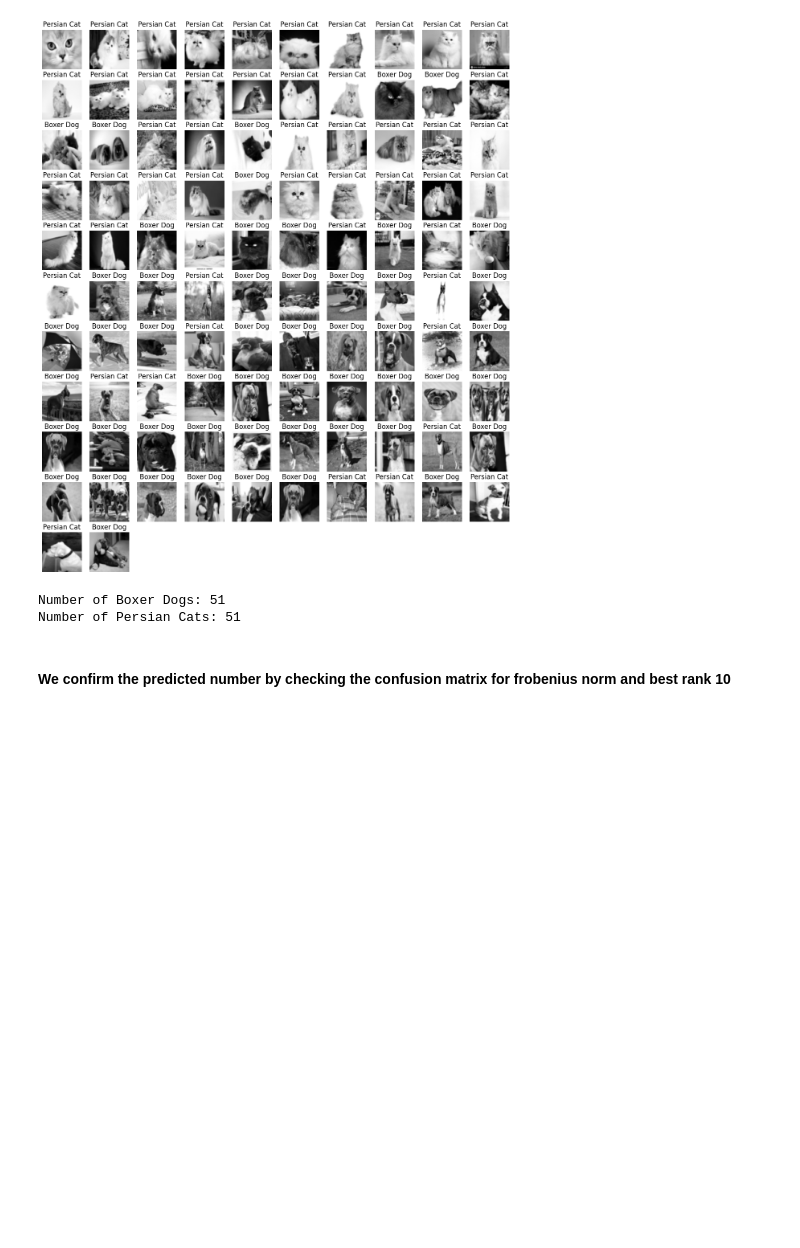
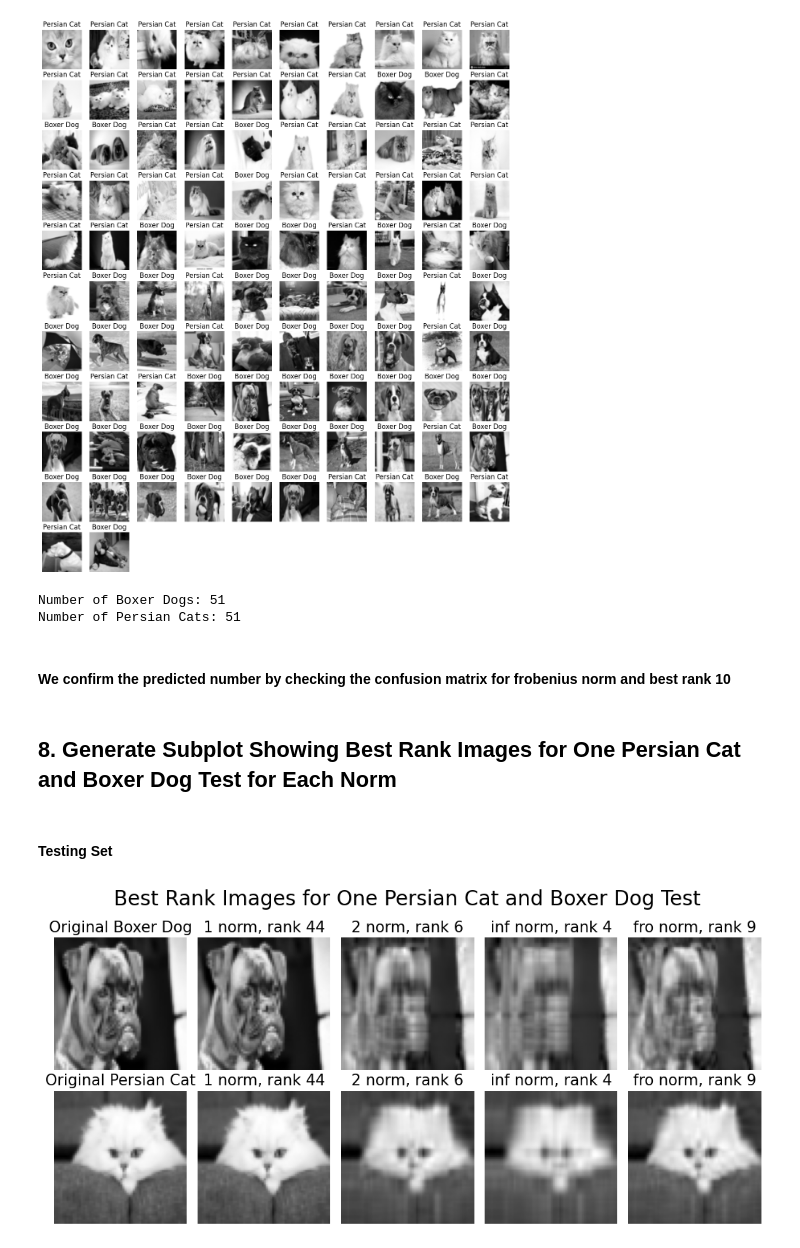
Before and after one commit to Yomna-Abdelmegeed/Image-Classification-Using-SVD-and-Augmentation, a Jupyter notebook: main.ipynb, the cells around one changed output. Saved outputs shown, nothing was run; the diff lists cells and outputs as text; code cells hidden in the pictures; blank space fills up the shorter version.

Commit message:
Add function to display test images with rank approximations and predictions

```diff
--- a/main.ipynb
+++ b/main.ipynb
@@ -648,3 +648,56 @@ Number of Boxer Dogs: 51
 Number of Persian Cats: 51
 # %% [markdown]
 #### We confirm the predicted number by checking the confusion matrix for frobenius norm and best rank 10
+# %% [markdown]
+## 8. Generate Subplot Showing Best Rank Images for One Persian Cat and Boxer Dog Test for Each Norm
+# %%
+test_cat = 'test_cat.jpg'
+test_cat_img = io.imread(test_cat)
+test_cat_img_gray = color.rgb2gray(test_cat_img)
+test_cat_img_resized = resize(test_cat_img_gray, image_size)
+
+persian_cat_test = np.array([test_cat_img_resized])
+
+test_dog = 'test_dog.jpg'
+test_dog_img = io.imread(test_dog)
+test_dog_img_gray = color.rgb2gray(test_dog_img)
+test_dog_img_resized = resize(test_dog_img_gray, image_size)
+
+boxer_test = np.array([test_dog_img_resized])
+# %% [markdown]
+#### Testing Set
+# %%
+# Number of columns: 1 for the originals + len(ranks) for rank approximations
+fig, axes = plt.subplots(2, len(ranks) + 1, figsize=(10, 5))  # Two rows, len(ranks)+1 columns
+
+plt.suptitle("Best Rank Images for One Persian Cat and Boxer Dog Test", fontsize=20)
+
+# Display original images in the first column
+axes[0, 0].imshow(boxer_test[0], cmap="gray")
+axes[0, 0].set_title("Original Boxer Dog", fontsize=15)
+axes[0, 0].axis("off")
+
+axes[1, 0].imshow(persian_cat_test[0], cmap="gray")
+axes[1, 0].set_title("Original Persian Cat", fontsize=15)
+axes[1, 0].axis("off")
+
+# Display rank-approximated images in the remaining columns
+for i, r in enumerate(ranks):
+    # Compute rank approximations for both images
+    test1_k = test_k_approx(r, boxer_test)
+    test2_k = test_k_approx(r, persian_cat_test)
+
+    # Plot Boxer Dog rank approximation
+    axes[0, i + 1].imshow(test1_k[0], cmap="gray")
+    axes[0, i + 1].set_title(f"{orders[i]} norm, rank {r}", fontsize=15)
+    axes[0, i + 1].axis("off")
+
+    # Plot Persian Cat rank approximation
+    axes[1, i + 1].imshow(test2_k[0], cmap="gray")
+    axes[1, i + 1].set_title(f"{orders[i]} norm, rank {r}", fontsize=15)
+    axes[1, i + 1].axis("off")
+
+plt.tight_layout()
+plt.show()
+# %% [output]
+[figure, added]
```
